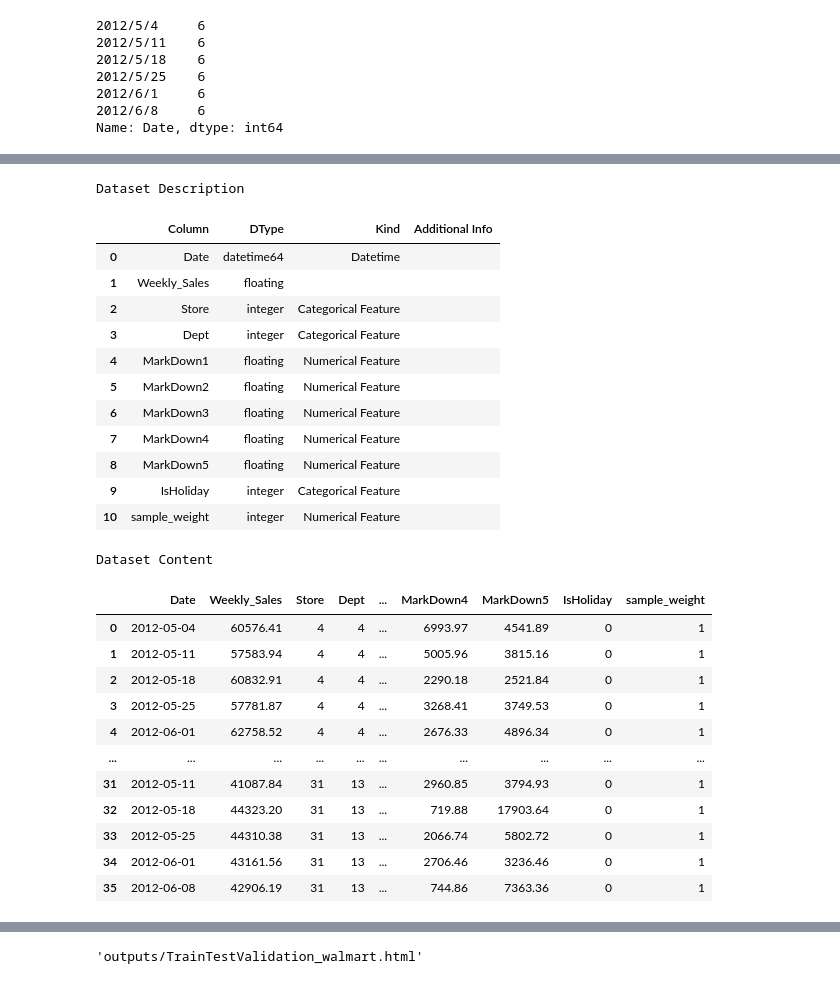
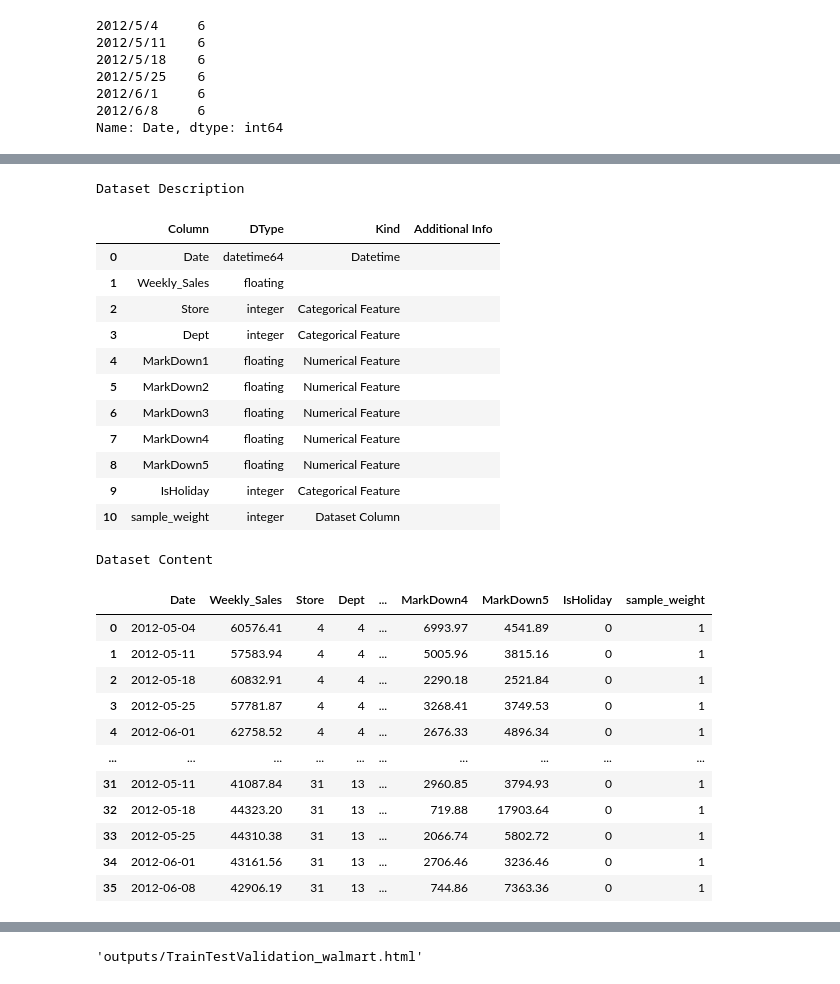
Before and after one commit to yukismd/Model_Validation, a Jupyter notebook: walmart_small/TrainTestValidation_walmart.ipynb, the cells around one changed output, grey strips where cells are left out. Cells and saved outputs as stored; diff of their text form; code cells hidden in the pictures.

```diff
--- a/walmart_small/TrainTestValidation_walmart.ipynb
+++ b/walmart_small/TrainTestValidation_walmart.ipynb
@@ -74,7 +74,8 @@ df_test['Date'].value_counts()
 Name: Date, dtype: int64
 # %%
 target_col = 'Weekly_Sales'
-time_col = 'Date'
+feature_cols = ['Store','Dept','MarkDown1','MarkDown2','MarkDown3','MarkDown4','MarkDown5','IsHoliday']
+time_col = 'Date'   # 時間変数は特徴量として扱えない
 categorical_cols = ['Store','Dept','IsHoliday']
 # %%
 ds_train = Dataset(df_train,
@@ -112,23 +114,24 @@ Dataset Content
 # %%
 ds_test = Dataset(df_test,
                   label=target_col,
+                  features=feature_cols,
                   datetime_name = time_col,
                   cat_features=categorical_cols)
 ds_test
 # %% [output]
 Dataset Description
 |  | Column | DType | Kind | Additional Info |
 | 0 | Date | datetime64 | Datetime |  |
 | 1 | Weekly_Sales | floating |  |  |
 | 2 | Store | integer | Categorical Feature |  |
 | 3 | Dept | integer | Categorical Feature |  |
 | 4 | MarkDown1 | floating | Numerical Feature |  |
 | 5 | MarkDown2 | floating | Numerical Feature |  |
 | 6 | MarkDown3 | floating | Numerical Feature |  |
 | 7 | MarkDown4 | floating | Numerical Feature |  |
 | 8 | MarkDown5 | floating | Numerical Feature |  |
 | 9 | IsHoliday | integer | Categorical Feature |  |
-| 10 | sample_weight | integer | Numerical Feature |  |
+| 10 | sample_weight | integer | Dataset Column |  |
 Dataset Content
 |  | Date | Weekly_Sales | Store | Dept | ... | MarkDown4 | MarkDown5 | IsHoliday | sample_weight |
 | 0 | 2012-05-04 | 60576.41 | 4 | 4 | ... | 6993.97 | 4541.89 | 0 | 1 |
```
Also changed, not shown: parts of 2 cells of this notebook, 3 other files.
